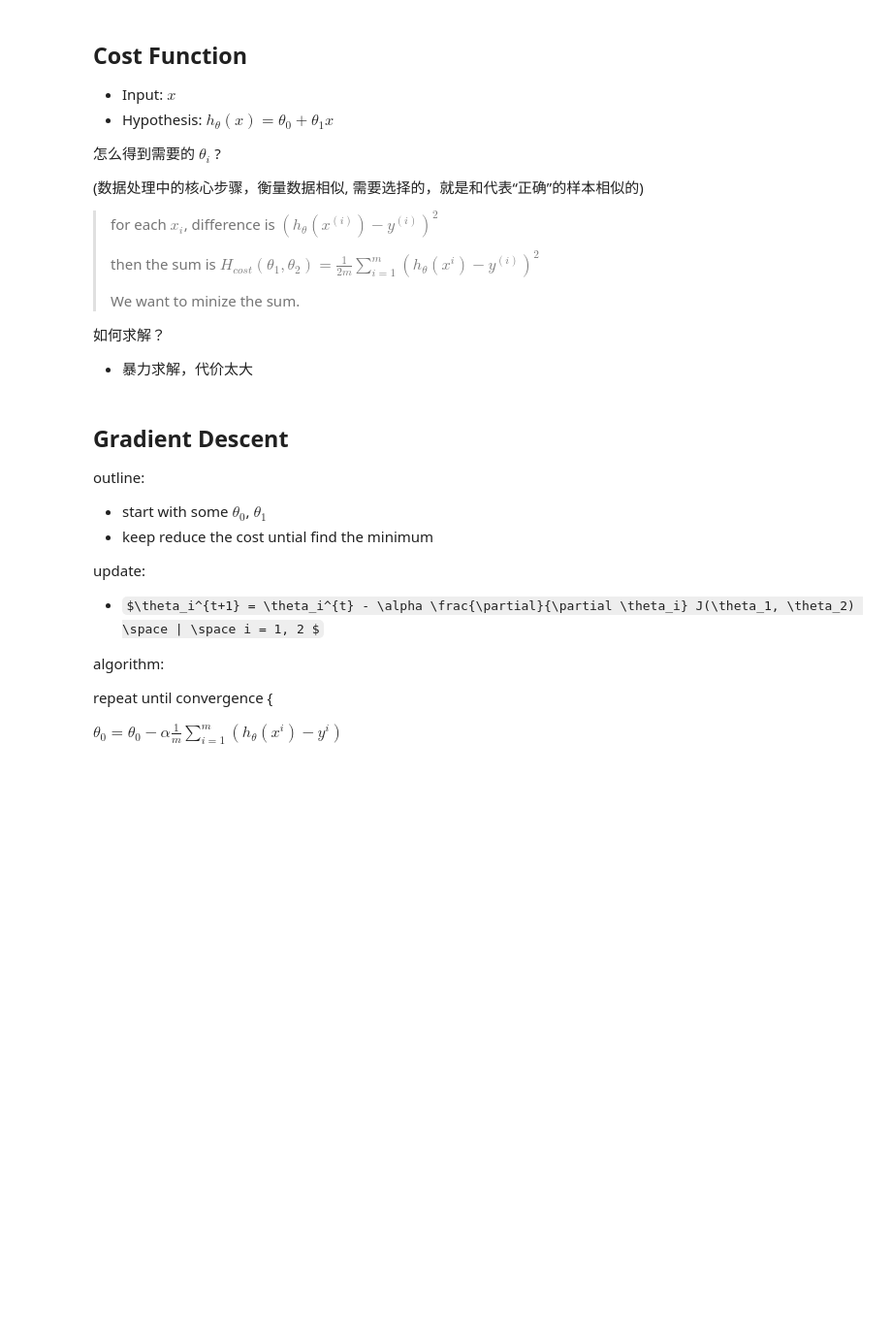
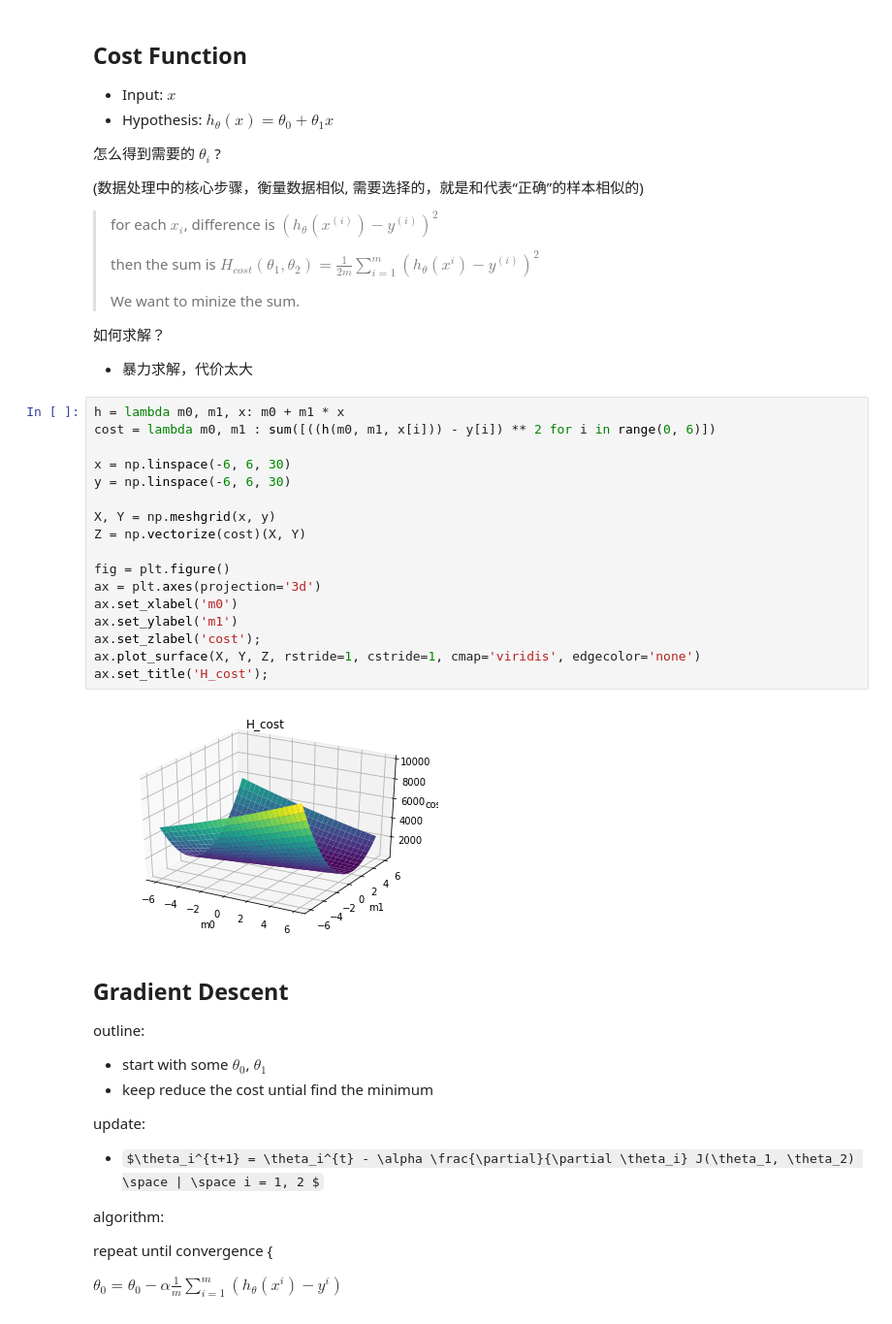
Before and after one commit to oYOvOYo/SYSU-Software-Engineering, a Jupyter notebook: 1.linear_regression.ipynb, the cells around one changed output. Shown at 97% size. Saved outputs shown, nothing was run; the diff lists cells and outputs as text; some formulas as TeX source; blank space fills up the shorter version.

```diff
--- a/1.linear_regression.ipynb
+++ b/1.linear_regression.ipynb
@@ -26,6 +41,25 @@ Train Set -> Learning Algorithm -> Hypothesis(假设)
 
 如何求解？
 + 暴力求解，代价太大
+# %%
+h = lambda m0, m1, x: m0 + m1 * x
+cost = lambda m0, m1 : sum([((h(m0, m1, x[i])) - y[i]) ** 2 for i in range(0, 6)])
+
+x = np.linspace(-6, 6, 30)
+y = np.linspace(-6, 6, 30)
+
+X, Y = np.meshgrid(x, y)
+Z = np.vectorize(cost)(X, Y)
+
+fig = plt.figure()
+ax = plt.axes(projection='3d')
+ax.set_xlabel('m0')
+ax.set_ylabel('m1')
+ax.set_zlabel('cost');
+ax.plot_surface(X, Y, Z, rstride=1, cstride=1, cmap='viridis', edgecolor='none')
+ax.set_title('H_cost');
+# %% [output]
+[figure, added]
 # %% [markdown]
 ## Gradient Descent
 outline:
```
Also changed, not shown: parts of 3 cells of this notebook.
